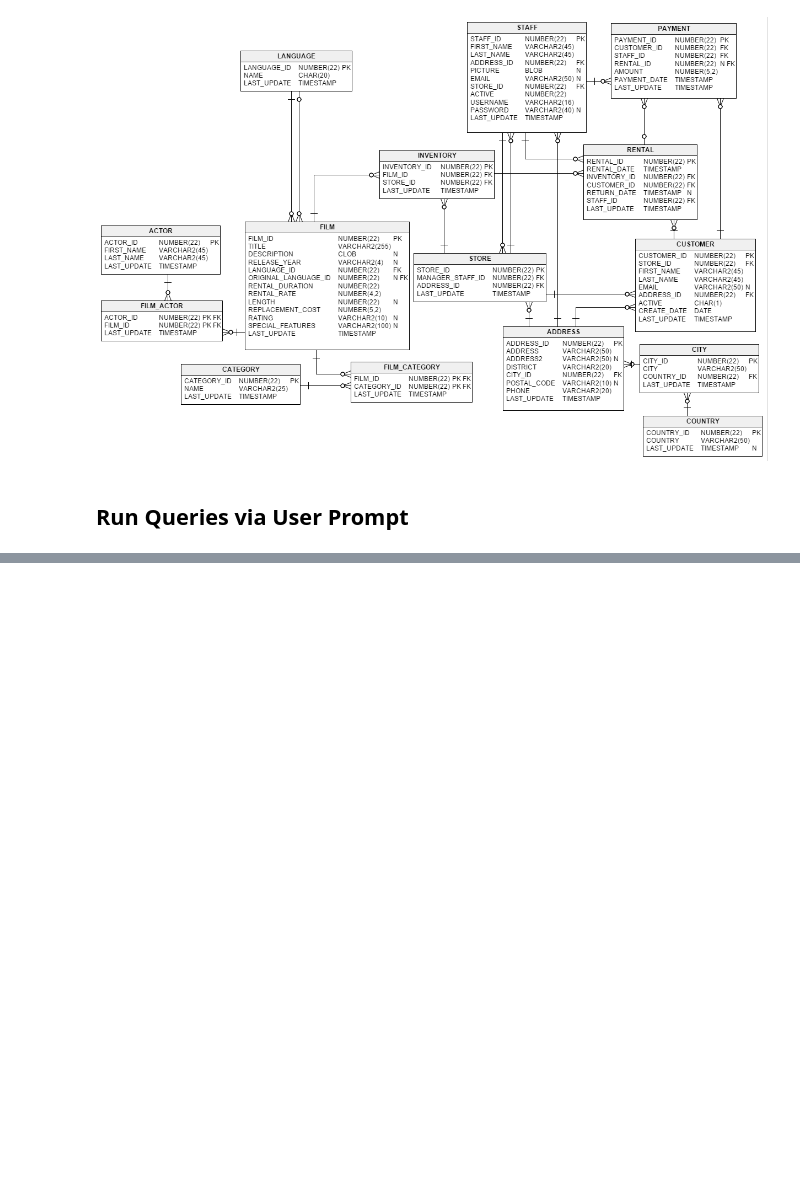
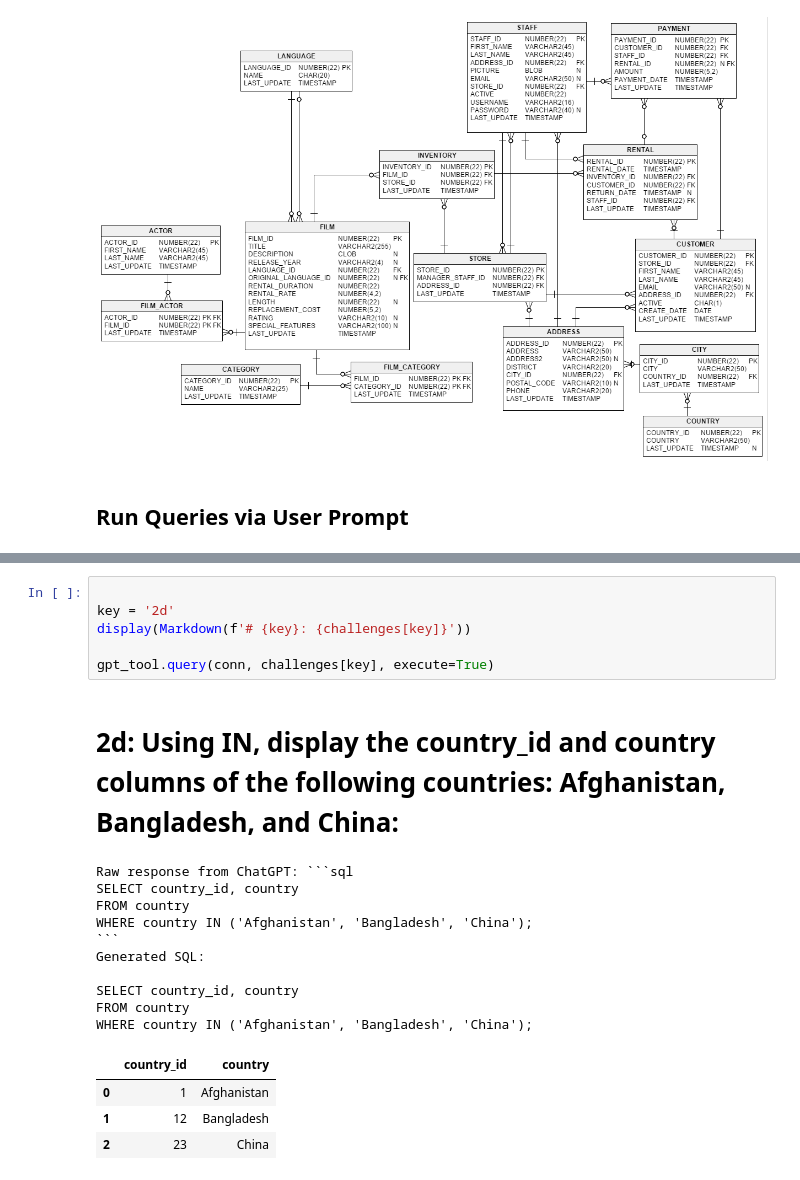
Before and after one commit to e-loughlin/EvanPythonSQLTool, a Jupyter notebook: playground/03_GPTQueryTool.ipynb, the cells around one changed output, grey strips where cells are left out. Saved outputs shown, nothing was run; the diff lists cells and outputs as text; blank space fills up the shorter version.

````diff
--- a/playground/03_GPTQueryTool.ipynb
+++ b/playground/03_GPTQueryTool.ipynb
@@ -61,0 +206,22 @@ FROM actor;
+# %%
+
+key = '2d'
+display(Markdown(f'# {key}: {challenges[key]}'))
+
+gpt_tool.query(conn, challenges[key], execute=True)
+# %% [output]
+# 2d: Using IN, display the country_id and country columns of the following countries: Afghanistan, Bangladesh, and China:
+Raw response from ChatGPT: ```sql
+SELECT country_id, country
+FROM country
+WHERE country IN ('Afghanistan', 'Bangladesh', 'China');
+```
+Generated SQL:
+
+SELECT country_id, country
+FROM country
+WHERE country IN ('Afghanistan', 'Bangladesh', 'China');
+|  | country_id | country |
+| 0 | 1 | Afghanistan |
+| 1 | 12 | Bangladesh |
+| 2 | 23 | China |
````
Also changed, not shown: parts of 10 cells of this notebook, 2 other files.
